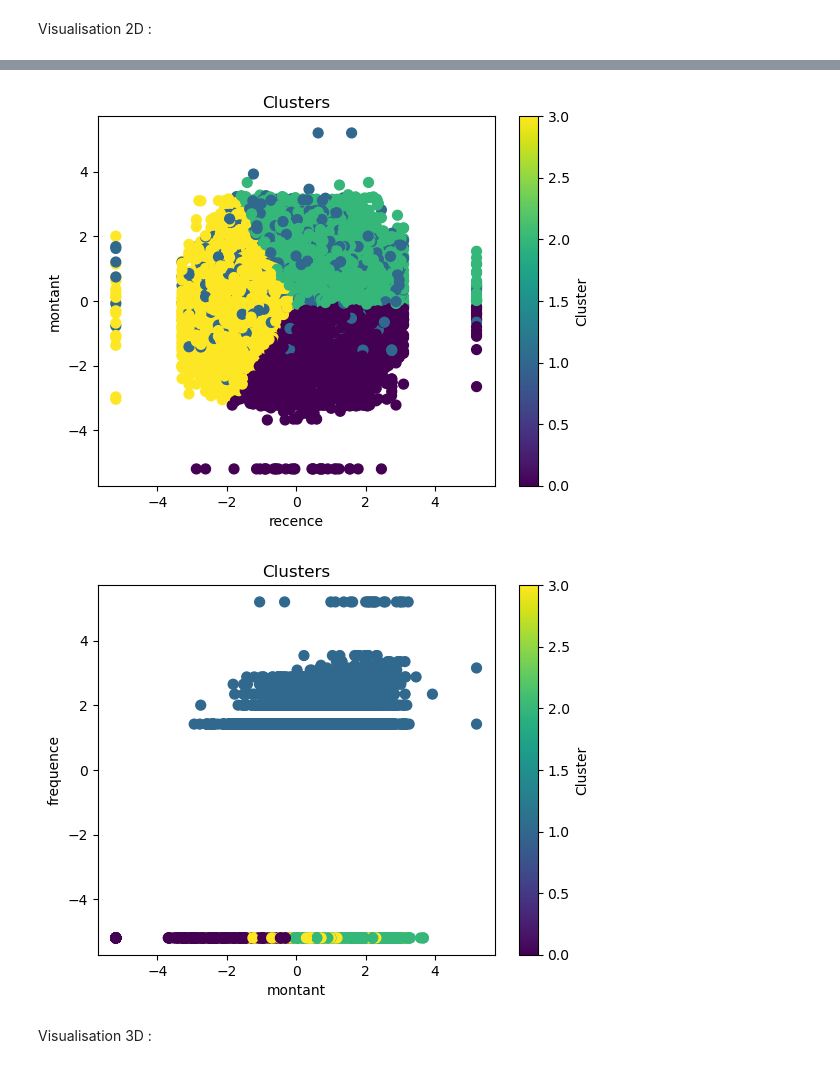
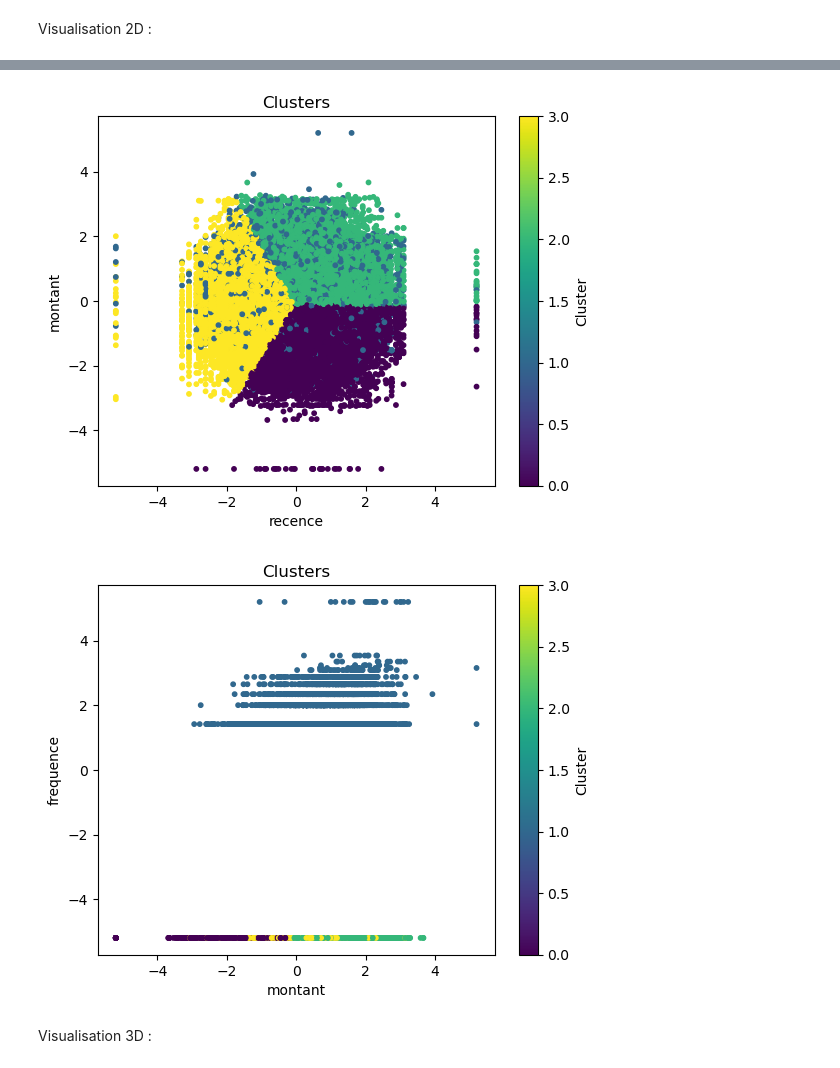
Before and after one commit to ludovic-source/Data_scientist_formation, a Jupyter notebook: projet_5/Projet_5_essais.ipynb, the cells around one changed output, grey strips where cells are left out. Cells and saved outputs as stored; diff of their text form; code cells hidden in the pictures.

```diff
--- a/projet_5/Projet_5_essais.ipynb
+++ b/projet_5/Projet_5_essais.ipynb
@@ -251,23 +255,23 @@ plt.show()
 # %%
 plt.scatter(X_1_with_labels["recence"], X_1_with_labels["montant"],
-            c=X_1_with_labels["Cluster"], cmap="viridis", s=50)
+            c=X_1_with_labels["Cluster"], cmap="viridis", s=10)
 plt.title("Clusters")
 plt.xlabel("recence")
 plt.ylabel("montant")
 plt.colorbar(label="Cluster")
 plt.show()
 # %% [output]
-[figure, old version]
+[figure, new version]
 # %%
 plt.scatter(X_1_with_labels["montant"], X_1_with_labels["frequence"],
-            c=X_1_with_labels["Cluster"], cmap="viridis", s=50)
+            c=X_1_with_labels["Cluster"], cmap="viridis", s=10)
 plt.title("Clusters")
 plt.xlabel("montant")
 plt.ylabel("frequence")
 plt.colorbar(label="Cluster")
 plt.show()
 # %% [output]
-[figure, old version]
+[figure, new version]
 # %% [markdown]
 Visualisation 3D :
 # %%
```
Also changed, not shown: parts of 11 cells of this notebook.
